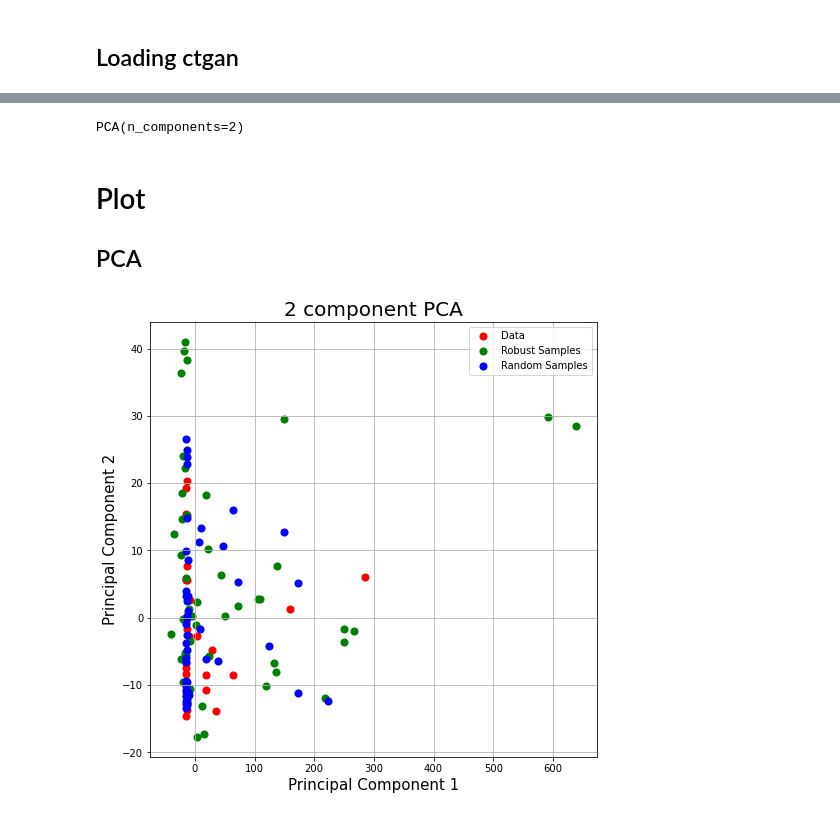
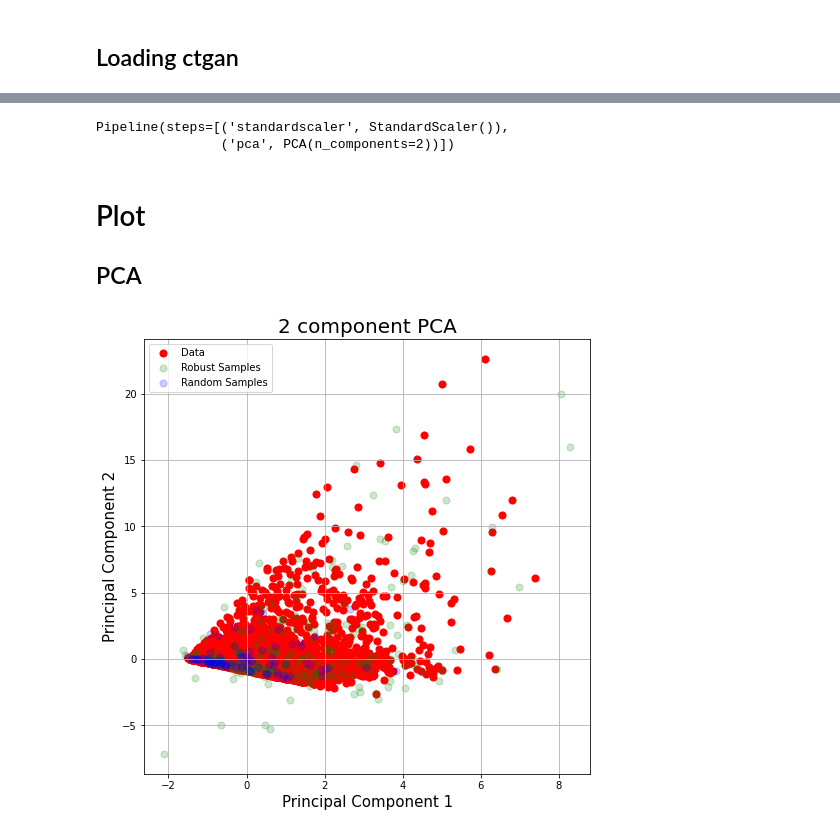
Before and after one commit to seansaito/Faster-LIME, a Jupyter notebook: notebooks/visualize_neighborhood.ipynb, the cells around one changed output, grey strips where cells are left out. Drawn from its saved outputs; the diff is of its cells as text; code cells hidden in the pictures.

Commit message:
PCA onto the vanilla dimensions instead. Allow to choose number of random local neighbourhoods to sample from when generating vanilla synthetic

```diff
--- a/notebooks/visualize_neighborhood.ipynb
+++ b/notebooks/visualize_neighborhood.ipynb
@@ -89,36 +106,40 @@ data_synthetic_ctgan = ctgan.ctgan_sampler.sample(1 * 49)
 # %%
 import sklearn.decomposition
+import sklearn.pipeline
+from sklearn.preprocessing import QuantileTransformer, StandardScaler
+pca_pipeline = sklearn.pipeline.make_pipeline(StandardScaler(), sklearn.decomposition.PCA(n_components=2))
 # Train PCA
-pca = sklearn.decomposition.PCA(n_components=2)
 df_numpy = df.to_numpy()
-pca.fit(df_numpy)
-# %% [output]
-PCA(n_components=2)
+# %%
+pca_pipeline.fit(data_synthetic_vanilla[:, numerical_ft])
+# %% [output]
+Pipeline(steps=[('standardscaler', StandardScaler()),
+                ('pca', PCA(n_components=2))])
 # %%
-original_data_reduced = np.random.permutation(pca.transform(df_numpy))[:30, :]
+original_data_reduced = pca_pipeline.transform(df_numpy[:, numerical_ft])
 # %%
-transformed_vanilla_pca = pca.transform(data_synthetic_vanilla)
-transformed_ctgan_pca = pca.transform(data_synthetic_ctgan)
+transformed_vanilla_pca = pca_pipeline.transform(data_synthetic_vanilla[:, numerical_ft])
+transformed_ctgan_pca = pca_pipeline.transform(data_synthetic_ctgan[:, numerical_ft])
 # %% [markdown]
 # Plot
 ## PCA
 # %%
 from matplotlib import pyplot as plt
 fig = plt.figure(figsize = (8,8))
 ax = fig.add_subplot(1,1,1)
 ax.set_xlabel('Principal Component 1', fontsize = 15)
 ax.set_ylabel('Principal Component 2', fontsize = 15)
 ax.set_title('2 component PCA', fontsize = 20)
 targets = ['Data', 'Robust Samples', 'Random Samples']
 datas = [original_data_reduced, transformed_ctgan_pca, transformed_vanilla_pca]
 colors = ['r', 'g', 'b']
 for data, color in zip(datas,colors):
     ax.scatter(data[:,0]
                , data[:,1]
                , c = color
-               , s = 50)
+               , s = 50,alpha=(0.2 if color !='r' else 1.0))
 ax.legend(targets)
 ax.grid()
 plt.show()
 # %% [output]
-[figure, old version]
+[figure, new version]
```
Also changed, not shown: parts of 8 cells of this notebook.
